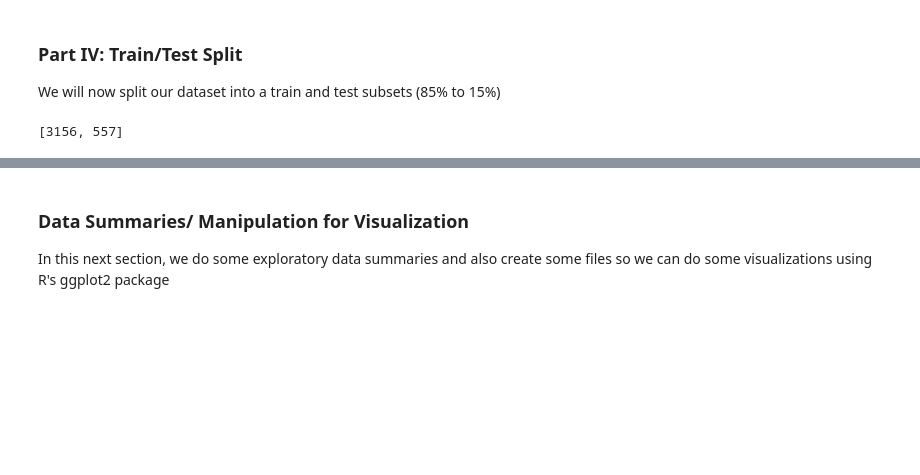
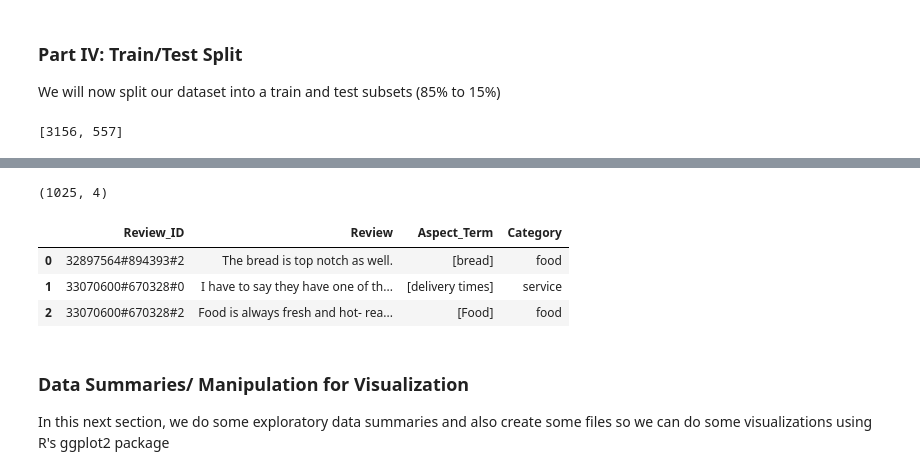
Before and after one commit to tahmeed14/aspect-based-sentiment-analysis-NLP, a Jupyter notebook: data-engin-asba-notebook.ipynb, the cells around one changed output, grey strips where cells are left out. Saved outputs shown, nothing was run; the diff lists cells and outputs as text; code cells hidden in the pictures; blank space fills up the shorter version.

```diff
--- a/data-engin-asba-notebook.ipynb
+++ b/data-engin-asba-notebook.ipynb
@@ -306,3 +372,38 @@ reviews_pd_CatLevel.to_pickle("pickled_data/pickled_reviews_pd_CatLevel.pkl")
+# %%
+data_list_CatLevel = []
+
+# loop through the current
+for row in semEval_TestData.itertuples(index=False):
+    category_list = row.Category
+
+    for i in range(len(category_list)):
+        data_dict = {}
+
+        data_dict["Review_ID"] = row.Review_ID
+        data_dict["Review"] = row.Review
+
+        current_category = category_list[i]
+
+        if current_category == "anecdotes/miscellaneous": # rename this label for visualization convenience
+            current_category = "other"
+
+        data_dict["Aspect_Term"] = row.Aspect_Term
+        data_dict["Aspect_Count"] = row.Aspect_Count
+        data_dict["Category"] = current_category
+
+        data_list_CatLevel.append(data_dict)
+# %%
+semEval_TestData = pd.DataFrame(data_list_CatLevel)
+semEval_TestData = semEval_TestData[['Review_ID', 'Review', 'Aspect_Term', 'Category']]
+print(semEval_TestData.shape)
+semEval_TestData.to_pickle("pickled_data/semEval_TestData.pkl")
+semEval_TestData.head(3)
+# %% [output]
+(1025, 4)
+|  | Review_ID | Review | Aspect_Term | Category |
+| 0 | 32897564#894393#2 | The bread is top notch as well. | [bread] | food |
+| 1 | 33070600#670328#0 | I have to say they have one of th... | [delivery times] | service |
+| 2 | 33070600#670328#2 | Food is always fresh and hot- rea... | [Food] | food |
 # %% [markdown]
 ### Data Summaries/ Manipulation for Visualization
 
```
Also changed, not shown: parts of 9 cells of this notebook, 1 other file.
